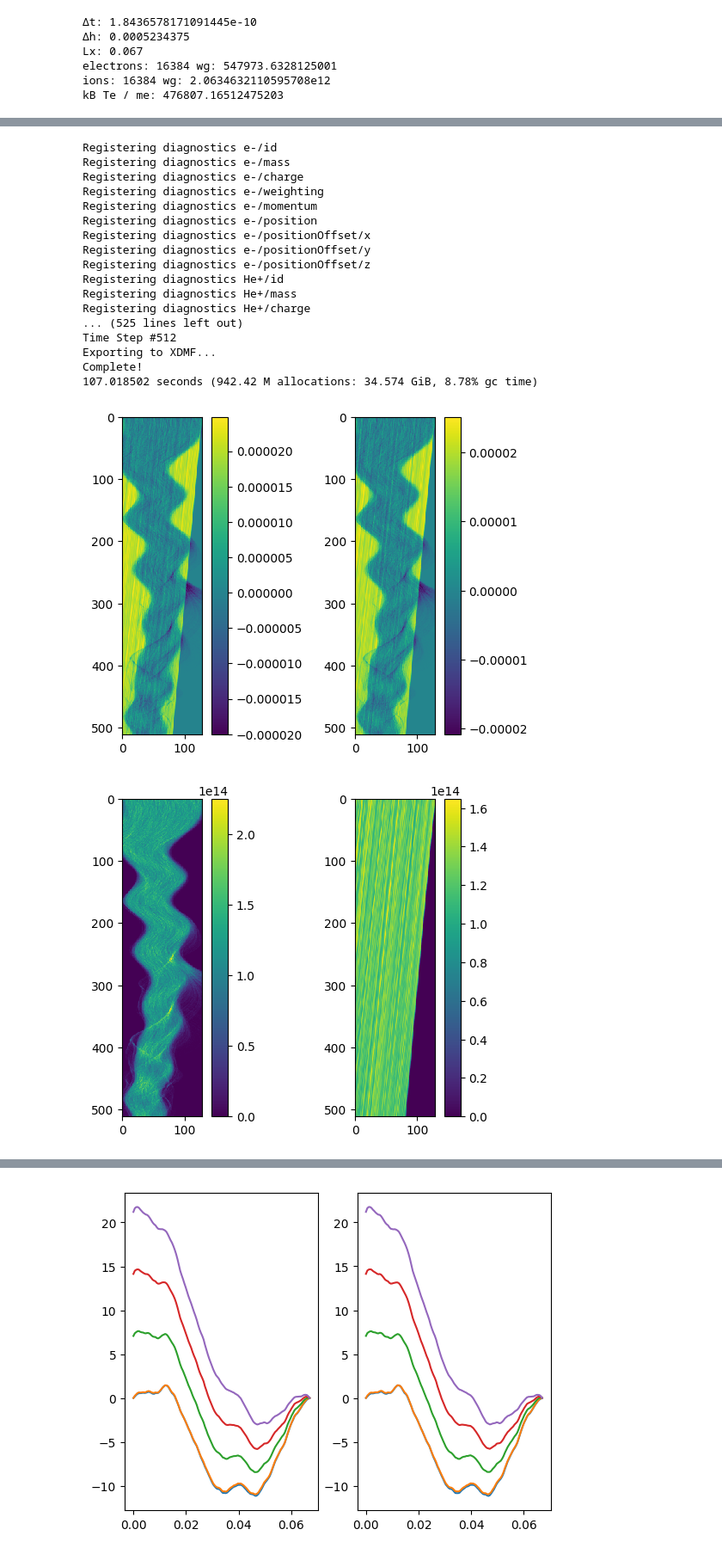
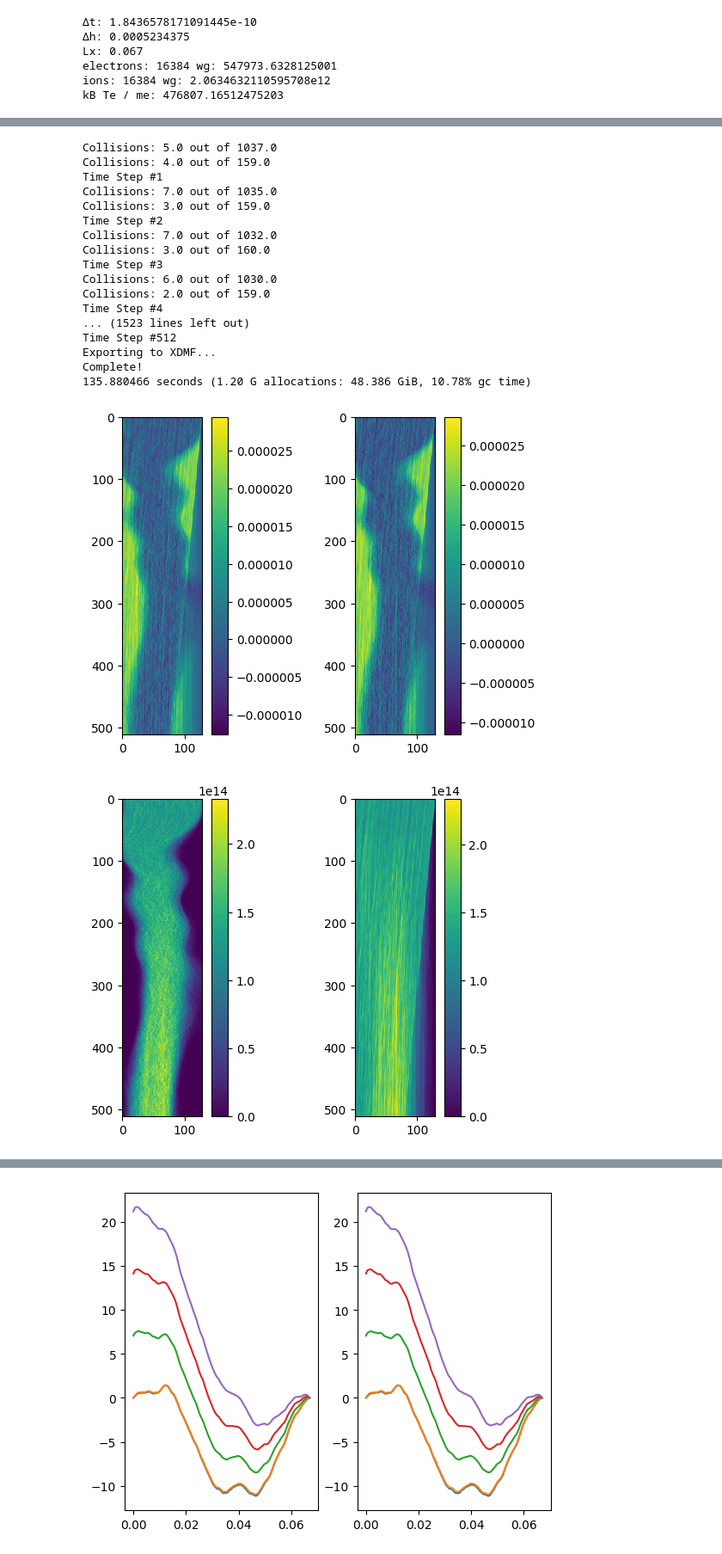
Before and after one commit to bchaber/iskra, a Jupyter notebook: docs/capacitively_induced_discharge.ipynb, the cells around one changed output, grey strips where cells are left out. Shown at 86% size. Saved outputs shown, nothing was run; the diff lists cells and outputs as text; code cells hidden in the pictures.

```diff
--- a/docs/capacitively_induced_discharge.ipynb
+++ b/docs/capacitively_induced_discharge.ipynb
@@ -49,0 +60,23 @@ kB Te / me: 476807.16512475203
+# %%
+using Chemistry
+include("Chemistry/src/biagi71.jl")
+include("Chemistry/src/phelps.jl")
+electron = mcc(@reactions begin
+    σ₁, e + He --> e + He
+    σ₂, e + He --> e + He, Chemistry.MCC.Excitation(19.82eV)
+    σ₃, e + He --> e + He, Chemistry.MCC.Excitation(20.61eV)
+    σ₄, e + He --> e + e + iHe, Chemistry.MCC.Ionization(24.587eV)
+end)
+
+ion = mcc(@reactions begin
+    σₑ₂, iHe + He --> iHe + He, Chemistry.MCC.ElasticBackward()
+    σₑ₁, iHe + He --> iHe + He, Chemistry.MCC.ElasticIsotropic()
+end)
+
+using RegularGrid, FiniteDifferenceMethod, ParticleInCell
+config.grid    = create_uniform_grid(xs, ys)
+config.cells   = create_staggered_grid(config.grid)
+config.solver  = create_poisson_solver(config.grid, ε0)
+config.pusher  = create_boris_pusher()
+config.species = [e, iHe, He]
+config.interactions = [electron, ion]
@@ -50,18 +99,4 @@ kB Te / me: 476807.16512475203
 # %%
-xs = 0m:Δh:Lx
-ys = 0m:Δh:Ly
-e  = create_kinetic_species("e-", 20_000,-1qe, 1me, electronNumRatio);
-iHe = create_kinetic_species("He+", 20_000,+1qe, 3.99mp, electronNumRatio);
-He  = FluidSpecies("He", 1.0, 0qe, 3.99mp, nHe*ones(nx+1, ny+1), float(Tn))
-
-se  = create_thermalized_beam(e,  [Lx Ly], [+0.1Δh/Δt 0. 0.]; T=Te, rate=electronParticles/Δt)
-siHe = create_thermalized_beam(iHe, [Lx Ly], [-0.1Δh/Δt 0. 0.]; T=Ti, rate=ionParticles/Δt)
-using RegularGrid, FiniteDifferenceMethod, ParticleInCell
-config.grid    = create_uniform_grid(xs, ys)
-config.cells   = create_staggered_grid(config.grid)
-config.solver  = create_poisson_solver(config.grid, ε0)
-config.pusher  = create_boris_pusher()
-config.species = [e, iHe, He]
 ############################################
 mx, my = size(config.grid)
 bcs = zeros(Int8, mx, my)
@@ -87,6 +122,12 @@ function ParticleInCell.after_loop(i, t, dt)
   new_iteration("15_CID", i, t, dt) do it
     save_records(it, "e-/")
     save_records(it, "He+/")
+    save_record(it, "nuMCC-e--1")
+    save_record(it, "nuMCC-e--2")
+    save_record(it, "nuMCC-e--3")
+    save_record(it, "nuMCC-e--4")
+    save_record(it, "nuMCC-He+-1")
+    save_record(it, "nuMCC-He+-2")
     save_record(it, "rho")
     save_record(it, "phi")
     save_record(it, "E")
@@ -115,23 +156,23 @@ init(se,  e, Δt)
 init(siHe,iHe, Δt)
 @time solve(config, Δt, ts)
 # %% [output]
-Registering diagnostics e-/id
-Registering diagnostics e-/mass
-Registering diagnostics e-/charge
-Registering diagnostics e-/weighting
-Registering diagnostics e-/momentum
-Registering diagnostics e-/position
-Registering diagnostics e-/positionOffset/x
-Registering diagnostics e-/positionOffset/y
-Registering diagnostics e-/positionOffset/z
-Registering diagnostics He+/id
-Registering diagnostics He+/mass
-Registering diagnostics He+/charge
-... (525 lines left out)
+Collisions: 5.0 out of 1037.0
+Collisions: 4.0 out of 159.0
+Time Step #1
+Collisions: 7.0 out of 1035.0
+Collisions: 3.0 out of 159.0
+Time Step #2
+Collisions: 7.0 out of 1032.0
+Collisions: 3.0 out of 160.0
+Time Step #3
+Collisions: 6.0 out of 1030.0
+Collisions: 2.0 out of 159.0
+Time Step #4
+... (1523 lines left out)
 Time Step #512
 Exporting to XDMF...
 Complete!
-107.018502 seconds (942.42 M allocations: 34.574 GiB, 8.78% gc time)
+135.880466 seconds (1.20 G allocations: 48.386 GiB, 10.78% gc time)
 # %%
 # Visualization of Particle-in-Cell results
 using PyPlot
@@ -167,9 +220,9 @@ end
 subplot(1,2,1); imshow(rho[:,1,:]); colorbar();
 subplot(1,2,2); imshow(rho[:,2,:]); colorbar();
 # %% [output]
-[figure, old version]
+[figure, new version]
 # %%
 subplot(1,2,1); imshow(ne[:,1,:]); colorbar();
-subplot(1,2,2); imshow(nHe[:,2,:]); colorbar();
+subplot(1,2,2); imshow(nHe[:,1,:]); colorbar();
 # %% [output]
-[figure, old version]
+[figure, new version]
```
Also changed, not shown: parts of 10 cells of this notebook.
